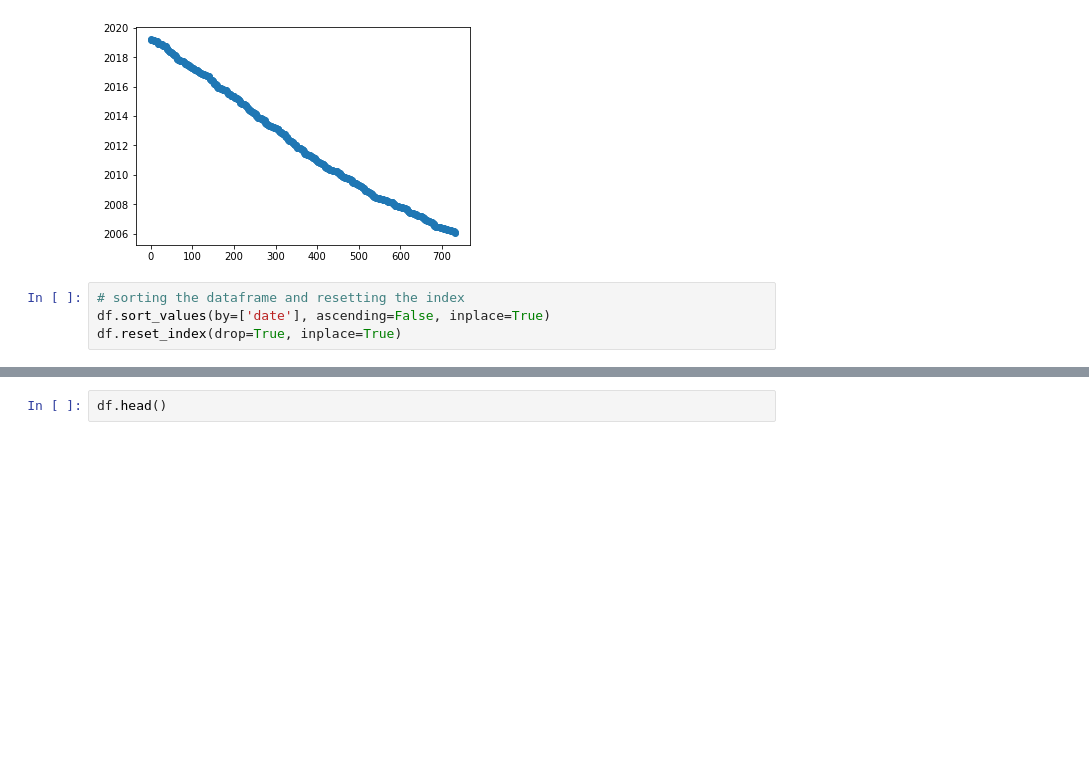
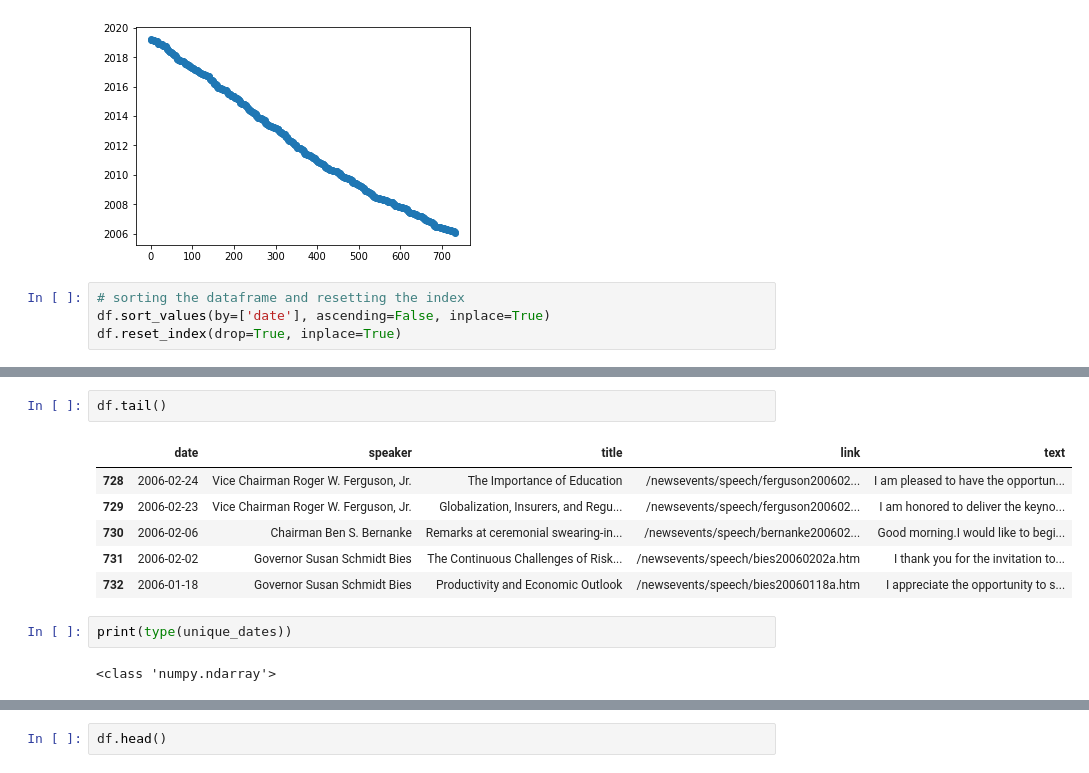
Before and after one commit to davidjsmith44/NLP-Fed-Speeches, a Jupyter notebook: src/nlp_testing_work.ipynb, the cells around one changed output, grey strips where cells are left out. Saved outputs shown, nothing was run; the diff lists cells and outputs as text; blank space fills up the shorter version.

```diff
--- a/src/nlp_testing_work.ipynb
+++ b/src/nlp_testing_work.ipynb
@@ -259,0 +437,13 @@ df.reset_index(drop=True, inplace=True)
+# %%
+df.tail()
+# %% [output]
+|  | date | speaker | title | link | text |
+| 728 | 2006-02-24 | Vice Chairman Roger W. Ferguson, Jr. | The Importance of Education | /newsevents/speech/ferguson200602... | I am pleased to have the opportun... |
+| 729 | 2006-02-23 | Vice Chairman Roger W. Ferguson, Jr. | Globalization, Insurers, and Regu... | /newsevents/speech/ferguson200602... | I am honored to deliver the keyno... |
+| 730 | 2006-02-06 | Chairman Ben S. Bernanke | Remarks at ceremonial swearing-in... | /newsevents/speech/bernanke200602... | Good morning.I would like to begi... |
+| 731 | 2006-02-02 | Governor Susan Schmidt Bies | The Continuous Challenges of Risk... | /newsevents/speech/bies20060202a.htm | I thank you for the invitation to... |
+| 732 | 2006-01-18 | Governor Susan Schmidt Bies | Productivity and Economic Outlook | /newsevents/speech/bies20060118a.htm | I appreciate the opportunity to s... |
+# %%
+print(type(unique_dates))
+# %% [output]
+<class 'numpy.ndarray'>
```
Also changed, not shown: parts of 70 cells of this notebook, 2 other files.
